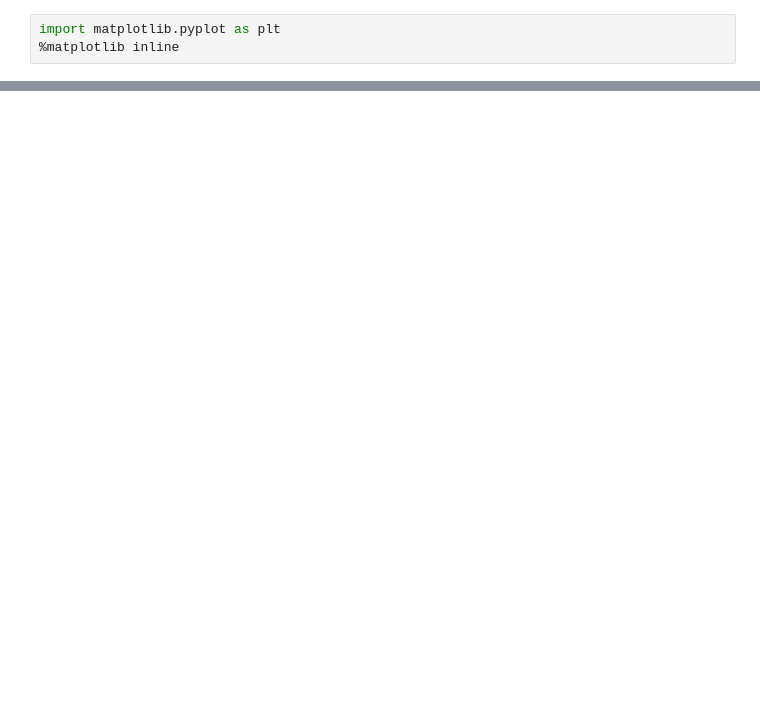
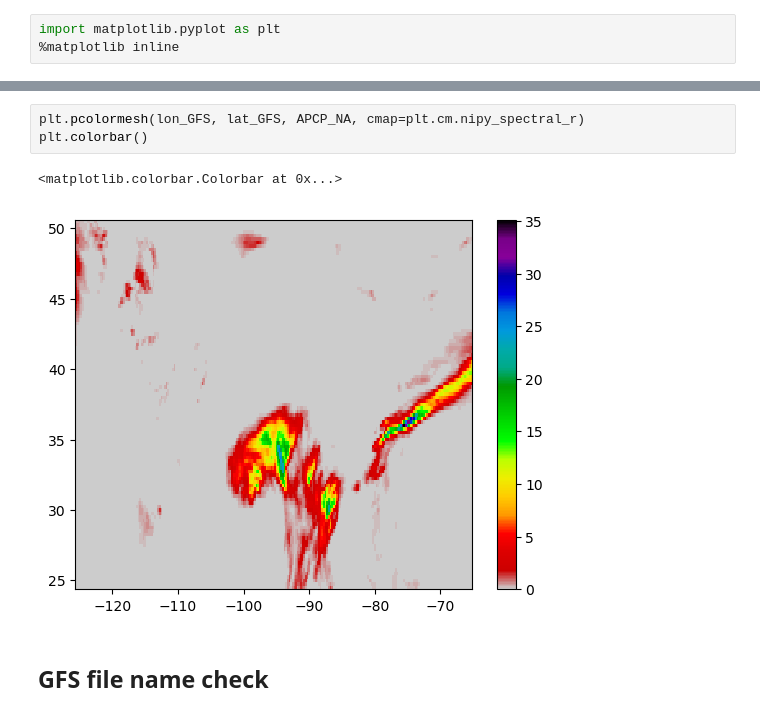
Before and after one commit to yingkaisha/MRMS_diffusion_bridge, a Jupyter notebook: DATA00_GFS_preprocess.ipynb, the cells around one changed output, grey strips where cells are left out. Drawn from its saved outputs; the diff is of its cells as text; blank space fills up the shorter version.

```diff
--- a/DATA00_GFS_preprocess.ipynb
+++ b/DATA00_GFS_preprocess.ipynb
@@ -90,0 +136,8 @@ plt.pcolormesh(lon_ERA5, lat_ERA5, APCP[i_dt, ...])
+# %%
+plt.pcolormesh(lon_GFS, lat_GFS, APCP_NA, cmap=plt.cm.nipy_spectral_r)
+plt.colorbar()
+# %% [output]
+<matplotlib.colorbar.Colorbar at 0x...>
+[figure, added]
+# %% [markdown]
+## GFS file name check
```
Also changed, not shown: parts of 25 cells of this notebook, 4 other files.
